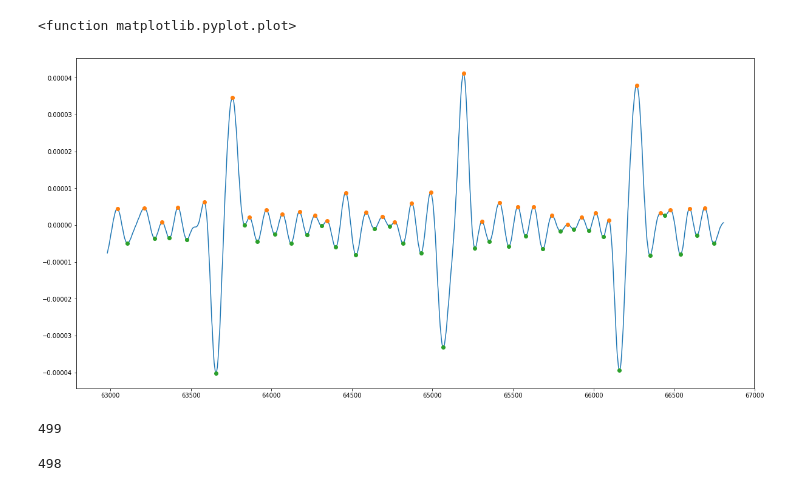
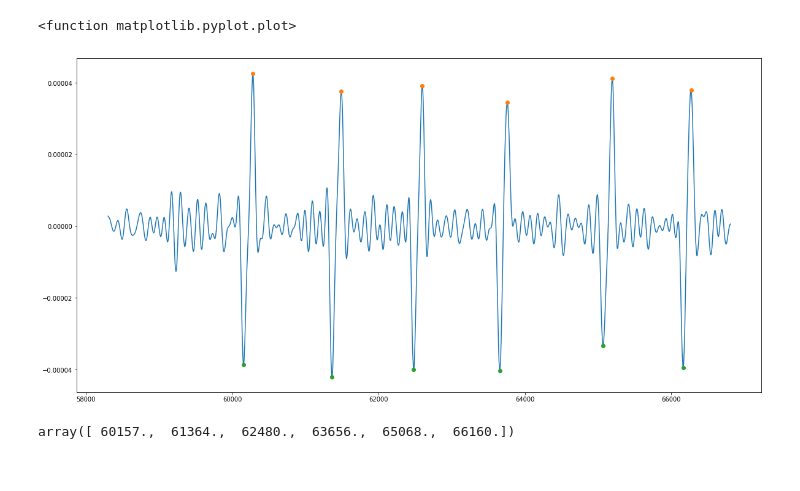
Before and after one commit to massimopinto/CalRadDosimetry, a Jupyter notebook: Core_resistance_analysis.ipynb, the cells around one changed output. Drawn from its saved outputs; the diff is of its cells as text; code cells hidden in the pictures.

Commit message:
selection of maxima and minima passed

```diff
--- a/Core_resistance_analysis.ipynb
+++ b/Core_resistance_analysis.ipynb
@@ -28,7 +28,7 @@ fig = pyplt.figure(figsize=(10.0,3.0))
 fig.tight_layout()
 
 Core_data = np.loadtxt(fname='2015_12_22_15_44_20_strip.dat', skiprows=1)
-data = Core_data[-2800:-1000][:]
+data = Core_data[-5000:-1000][:]
 time = data[:,0]
 resistance = data[:,1]
 
@@ -139,10 +143,17 @@ pyplt.show()
 # %%
+ymins = ysecond_gradient[minima]
+tmins = time[minima]
+ymaxs = ysecond_gradient[maxima]
+tmaxs = time[maxima]
+
+mins = ymins < -2.0e-5 # Selecting the 'real' minima
+maxs = ymaxs > 2.0e-5
 %matplotlib inline
 pyplt.figure(figsize=(20,10))
 pyplt.plot(time, ysecond_gradient)
-pyplt.plot(time[maxima],ysecond_gradient[maxima], marker='o', linestyle='None')
-pyplt.plot(time[minima],ysecond_gradient[minima], marker='o', linestyle='None')
+pyplt.plot(tmaxs[maxs],ymaxs[maxs], marker='o', linestyle='None')
+pyplt.plot(tmins[mins],ymins[mins], marker='o', linestyle='None')
 pyplt.plot
 # %% [output]
 <function matplotlib.pyplot.plot>
-[figure, old version]
+[figure, new version]
@@ -151,8 +159,0 @@ pyplt.plot?
-# %%
-dyfirst.size
-# %% [output]
-499
-# %%
-dxfirst.size
-# %% [output]
-498
@@ -160,0 +160,4 @@ pyplt.axvline?
+# %%
+tmins[mins]
+# %% [output]
+array([ 60157.,  61364.,  62480.,  63656.,  65068.,  66160.])
```
Also changed, not shown: parts of 6 cells of this notebook.
